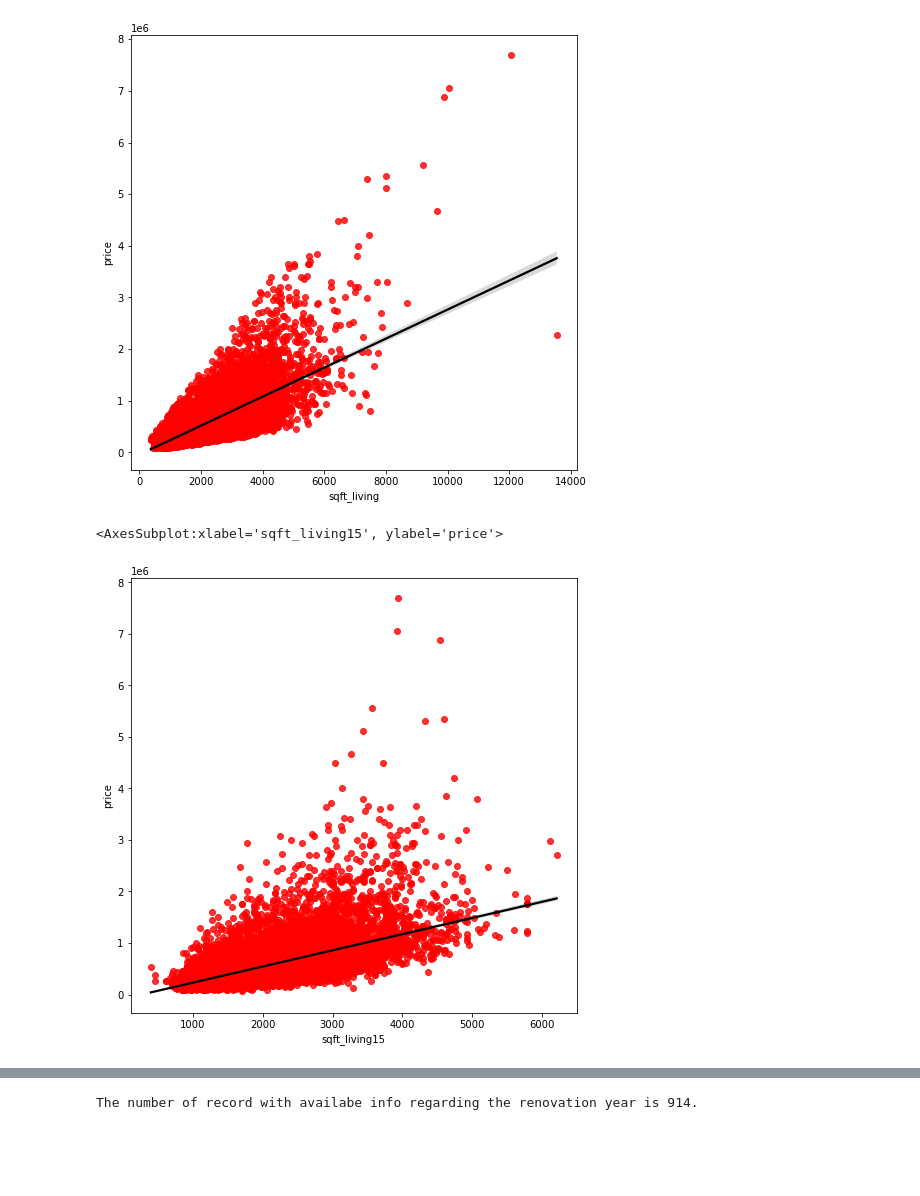
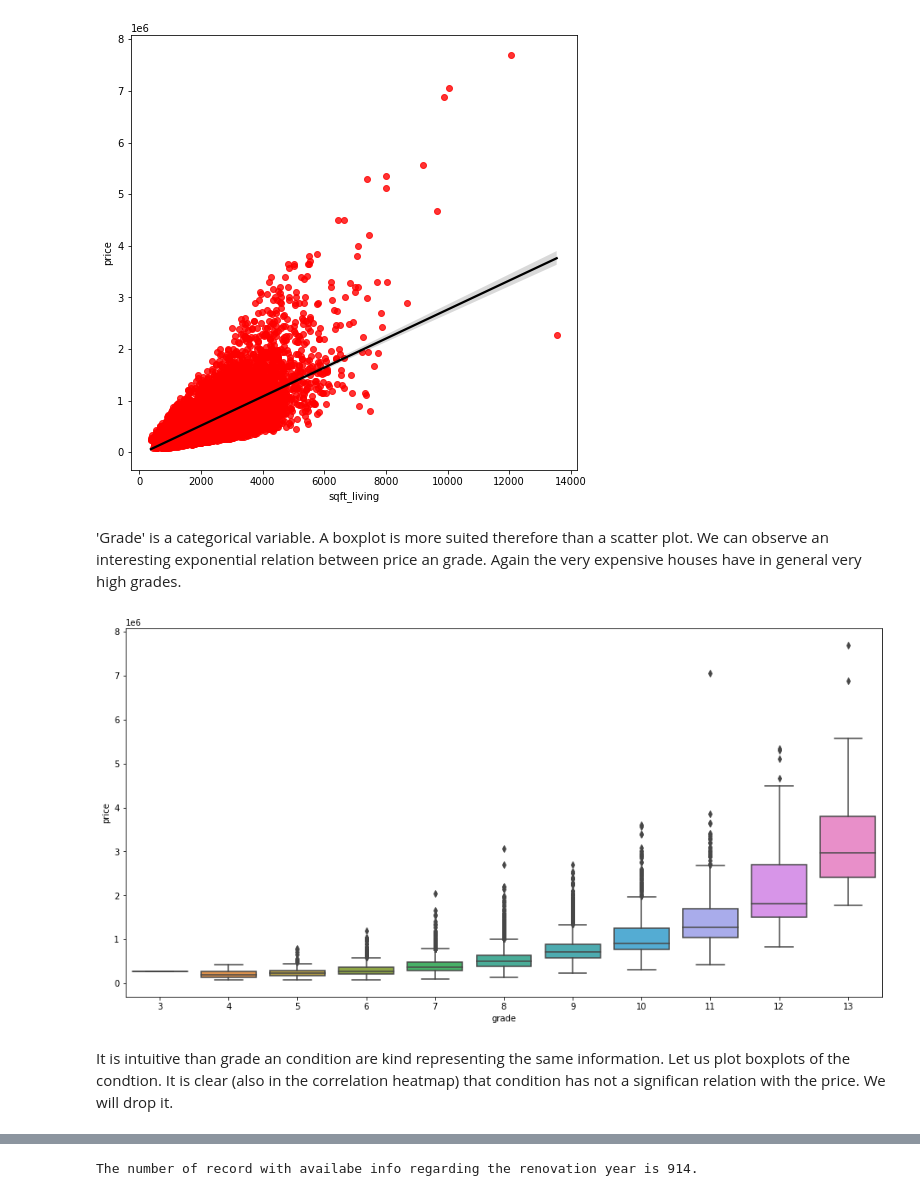
Before and after one commit to NHer0/Predictive_Modelling_House_Prices, a Jupyter notebook: House_Prices_Case_Study.ipynb, the cells around one changed output, grey strips where cells are left out. Saved outputs shown, nothing was run; the diff lists cells and outputs as text; code cells hidden in the pictures; blank space fills up the shorter version.

```diff
--- a/House_Prices_Case_Study.ipynb
+++ b/House_Prices_Case_Study.ipynb
@@ -79,12 +80,12 @@ def standard_headings(df):
     Parameters
     ----------
     df : DataFrame
-        The DataFrame which headings will be standarized.
+        The DataFrame which headings will be standardized.
 
     Returns
     -------
     df : DataFrame
-        A DataFrame with standarized headings, i.e. lower case and " " replaced by "_".
+        A DataFrame with standardized headings, i.e. lower case and " " replaced by "_".
 
     """
 
@@ -521,3 +597,5 @@ dep_var = hp_df["price"]
+# %%
+price = hp_df["price"]
 # %% [markdown]
 ### Description and Distribution
 # %%
@@ -588,14 +684,16 @@ sns.regplot(x=var, y="price", data=data, scatter_kws={"color": "red"}, line_kws=
 # %% [output]
 <AxesSubplot:xlabel='sqft_living', ylabel='price'>
 [figure]
+# %% [markdown]
+'Grade' is a categorical variable. A boxplot is more suited therefore than a scatter plot. We can observe an interesting exponential relation between price an grade. Again the very expensive houses have in general very high grades.
 # %%
-# Scatter plot with sqft_living15
-var = 'sqft_living15'
-data = pd.concat([dep_var, hp_df[var]], axis=1)
-
-fig, ax = plt.subplots(figsize = (8,8))
-sns.regplot(x=var, y="price", data=data, scatter_kws={"color": "red"}, line_kws={"color": "black"})
+#box plot grade/saleprice
+var = 'grade'
+data = pd.concat([price, hp_df[var]], axis=1)
+fig, ax = plt.subplots(figsize=(16, 8))
+fig = sns.boxplot(x=var, y="price", data=data)
 # %% [output]
-<AxesSubplot:xlabel='sqft_living15', ylabel='price'>
-[figure, old version]
+[figure, new version]
+# %% [markdown]
+It is intuitive than grade an condition are kind representing the same information. Let us plot boxplots of the condtion. It is clear (also in the correlation heatmap) that condition has not a significan relation with the price. We will drop it.
 # %%
```
Also changed, not shown: parts of 111 cells of this notebook.
